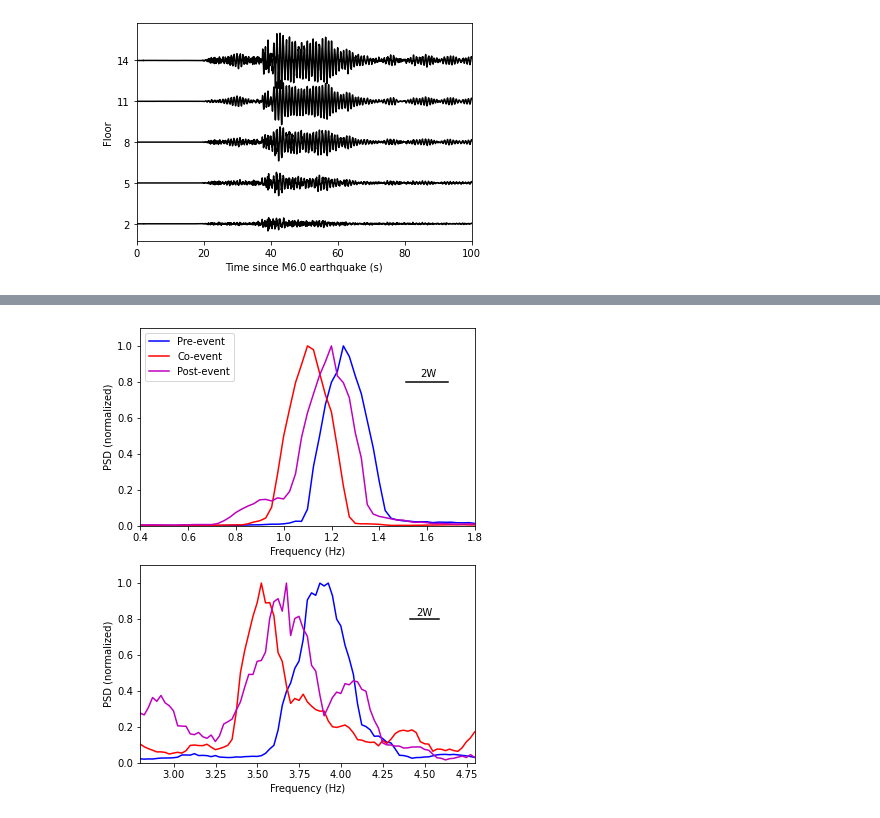
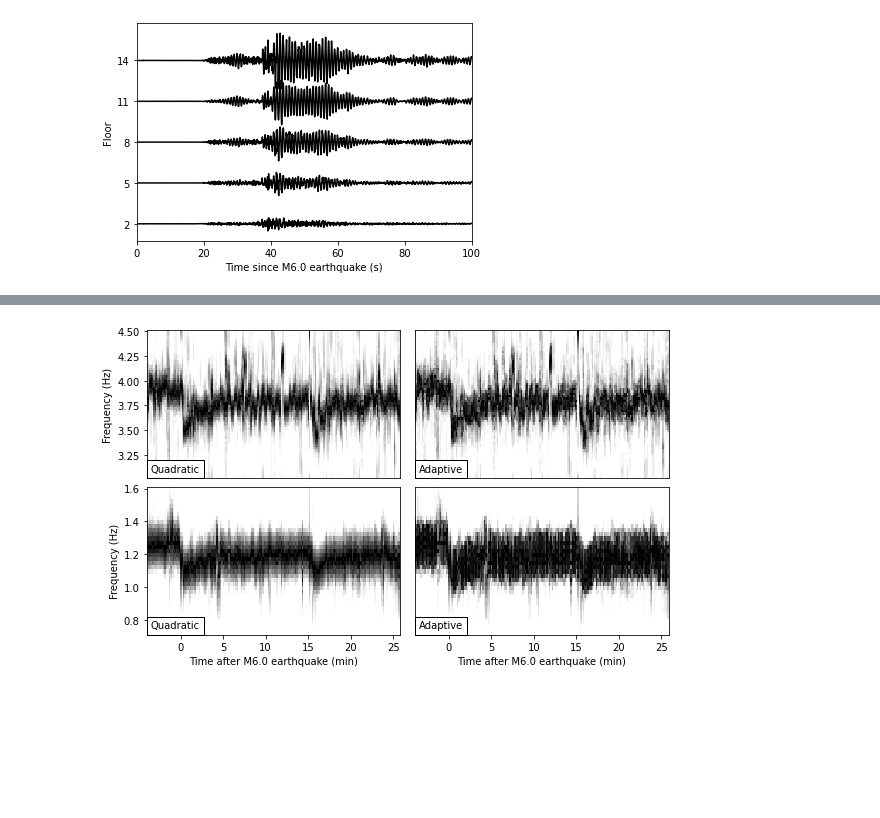
Before and after one commit to gaprieto/multitaper, a Jupyter notebook: examples/mtspec_timefreq.ipynb, the cells around one changed output, grey strips where cells are left out. Cells and saved outputs as stored; diff of their text form; code cells hidden in the pictures; blank space fills up the shorter version.

```diff
--- a/examples/mtspec_timefreq.ipynb
+++ b/examples/mtspec_timefreq.ipynb
@@ -125,0 +107,7 @@ Finished spectrogram
+# %%
+
+nw = 3.5
+itrace = 4
+x = data[:,itrace]
+t2,freq,qisgram,mtsgram = mt_sgram(x,dt,twin=20.,olap=0.5,
+                               nw=nw,kspec=5,fmin=0.05,fmax=20.)
@@ -183,65 +183,65 @@ plt.savefig('figures/tf_waveforms.jpg')
 # %%
 #------------------------------------------
 # Plot spectrograms zoomed
 #------------------------------------------
-
-fig2 = plt.figure(figsize=(6,8))
-ax2 = fig2.add_subplot(2,1,2)
-ax2.plot(freq,sgram[:,k1]/np.max(sgram[iloc1,k1]),'b',
-         label=r'time=%5.2f'%(tspec[10]));
-ax2.plot(freq,sgram[:,k2]/np.max(sgram[iloc1,k2]),'r',
-        label=r'time=%5.2f'%(tspec[28]));
-ax2.plot(freq,sgram[:,k3]/np.max(sgram[iloc1,k3]),'m',
-        label=r'time=%5.2f'%(tspec[44]));
-ax2.set_xlim(fl_1,fh_1)
-ax2.set_ylim(0,1.1)
-ax2.plot(lfnw+4.5,[0.8,0.8],'k')
-ax2.text(4.45,0.82,'2W')
-ax2.set_xlabel('Frequency (Hz)')
-ax2.set_ylabel('PSD (normalized)')
-
-ax3 = fig2.add_subplot(2,1,1)
-ax3.plot(freq,sgram[:,k1]/np.max(sgram[iloc2,k1]),'b',
-         label='Pre-event');
-ax3.plot(freq,sgram[:,k2]/np.max(sgram[iloc2,k2]),'r',
-        label='Co-event');
-ax3.plot(freq,sgram[:,k3]/np.max(sgram[iloc2,k3]),'m',
-        label='Post-event');
-ax3.set_xlim(0.4,fh_2+0.2)
-ax3.set_ylim(0,1.1)
-ax3.plot(lfnw+1.6,[0.8,0.8],'k')
-ax3.text(1.57,0.83,'2W')
-ax3.legend(loc='upper left')
-ax3.set_xlabel('Frequency (Hz)')
-ax3.set_ylabel('PSD (normalized)')
-plt.savefig('figures/tf_spec1.jpg')
-
-
-#------------------------------------------
-# Plot spectrograms zoomed
-#------------------------------------------
+props = dict(facecolor='white', alpha=1.0)
 
 f1    = freq[iloc1]
 X1,Y1 = np.meshgrid(tspec,f1)
-s1    = sgram[iloc1,:]
+s1    = qisgram[iloc1,:]
+s1b   = mtsgram[iloc1,:]
 for i in range(len(tspec)):
-    s1[:,i] = s1[:,i]/np.max(s1[:,i])
+    s1[:,i]  = s1[:,i] /np.max(s1[:,i])
+    s1b[:,i] = s1b[:,i]/np.max(s1b[:,i])
 f2  = freq[iloc2]
 X,Y = np.meshgrid(tspec,f2)
-s2  = sgram[iloc2,:]
+s2  = qisgram[iloc2,:]
+s2b = mtsgram[iloc2,:]
 for i in range(len(tspec)):
-    s2[:,i] = s2[:,i]/np.max(s2[:,i])
+    s2[:,i]  = s2[:,i] /np.max(s2[:,i])
+    s2b[:,i] = s2b[:,i]/np.max(s2b[:,i])
 
 fig = plt.figure(figsize=(10, 6))
-ax1 = fig.add_subplot(2,1,1)
-c = ax1.pcolor(X1,Y1,(s1),cmap='rainbow', shading='auto')
+ax1 = fig.add_subplot(2,2,1)
+c = ax1.pcolor(X1,Y1,(s1),cmap='binary', shading='auto',vmin=0.1)
 ax1.set_xticks([])
 ax1.set_ylabel('Frequency (Hz)')
+ax1.text(-3.5, 3.08, 'Quadratic',bbox=props, fontsize=10)
 
-ax2 = fig.add_subplot(2,1,2)
-c = ax2.pcolor(X,Y,(s2),cmap='rainbow', shading='auto')
+ax2 = fig.add_subplot(2,2,3)
+c = ax2.pcolor(X,Y,(s2),cmap='binary', shading='auto',vmin=0.1)
 ax2.set_ylabel('Frequency (Hz)')
 ax2.set_xlabel('Time after M6.0 earthquake (min)')
+ax2.text(-3.5, 0.75, 'Quadratic',bbox=props, fontsize=10)
+box    = ax2.get_position()
+box.y0 = box.y0 + 0.05
+box.y1 = box.y1 + 0.05
+ax2.set_position(box)
+
+
+ax3 = fig.add_subplot(2,2,2)
+c = ax3.pcolor(X1,Y1,(s1b),cmap='binary', shading='auto',vmin=0.1)
+ax3.set_xticks([])
+ax3.set_yticks([])
+ax3.text(-3.5, 3.08, 'Adaptive',bbox=props, fontsize=10)
+box    = ax3.get_position()
+box.x0 = box.x0 - 0.05
+box.x1 = box.x1 - 0.05
+ax3.set_position(box)
+
+ax4 = fig.add_subplot(2,2,4)
+c = ax4.pcolor(X,Y,(s2b),cmap='binary', shading='auto',vmin=0.1)
+ax4.set_xlabel('Time after M6.0 earthquake (min)')
+ax4.set_yticks([])
+ax4.text(-3.5, 0.75, 'Adaptive',bbox=props, fontsize=10)
+
+box    = ax4.get_position()
+box.x0 = box.x0 - 0.05
+box.x1 = box.x1 - 0.05
+box.y0 = box.y0 + 0.05
+box.y1 = box.y1 + 0.05
+ax4.set_position(box)
+
 plt.savefig('figures/tf_spec2.jpg')
 # %% [output]
-[figure, old version]
+[figure, new version]
```
Also changed, not shown: parts of 10 cells of this notebook, 16 other files.
